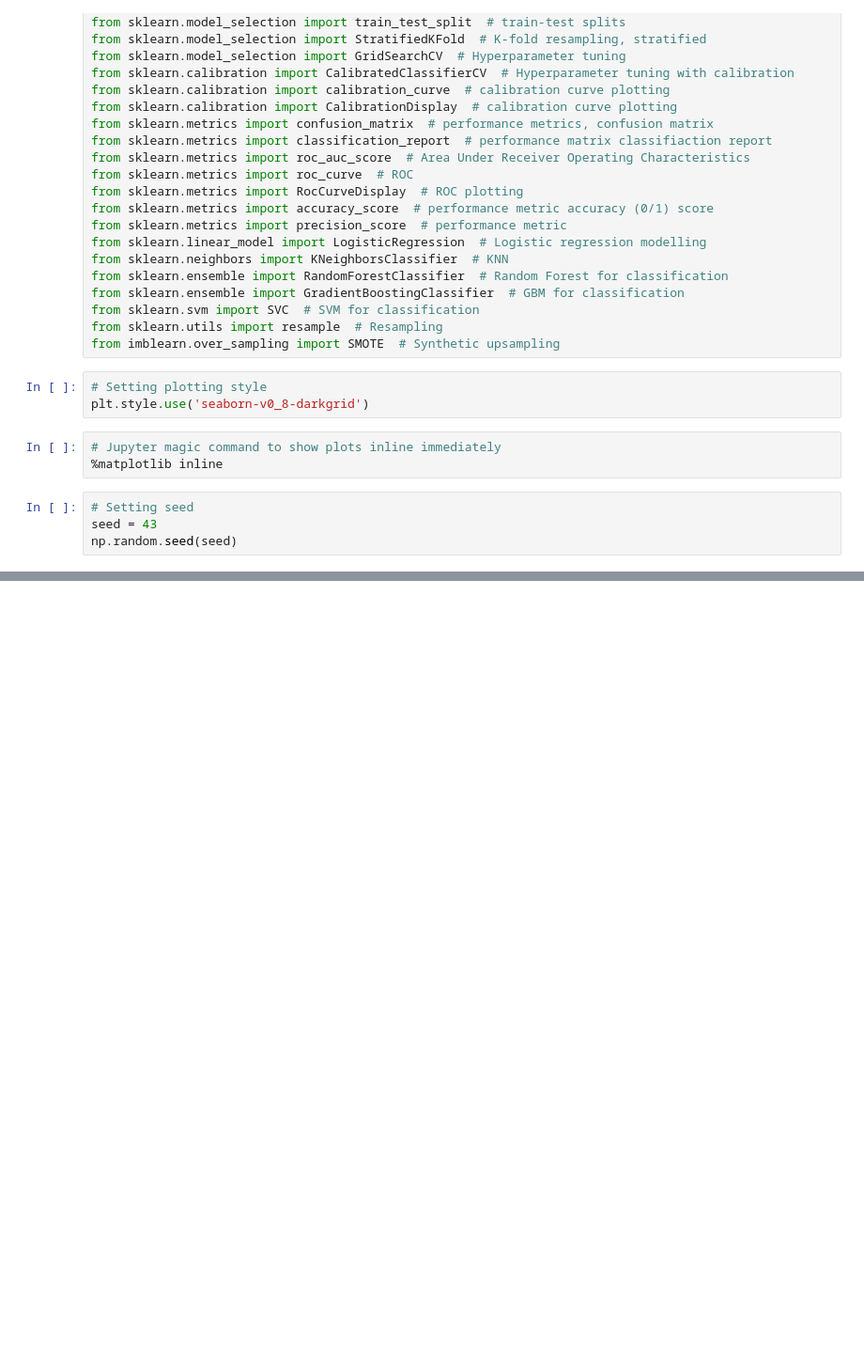
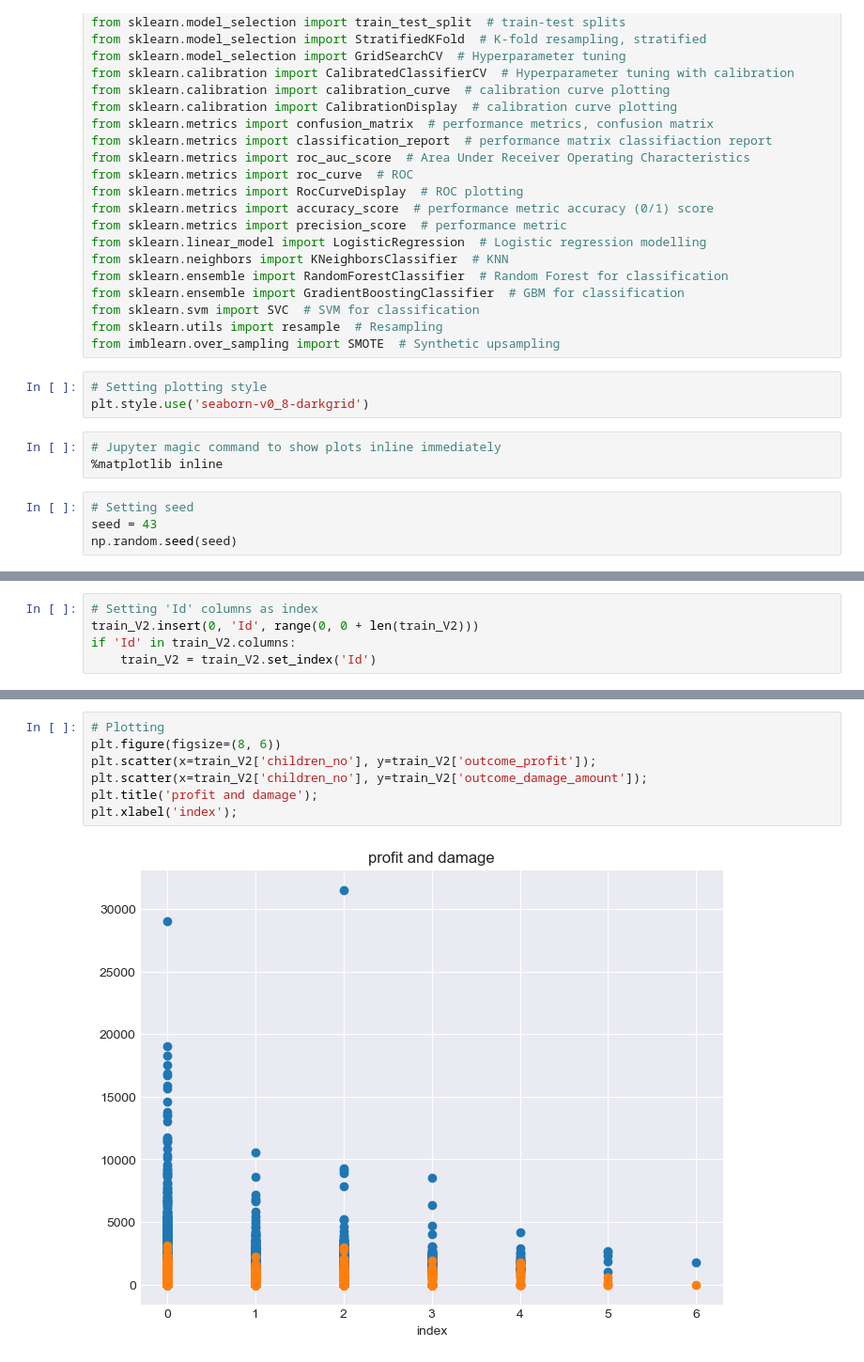
Before and after one commit to Marijkevandesteene/MachineLearning, a Jupyter notebook: ExamDataMining.ipynb, the cells around one changed output, grey strips where cells are left out. Shown at 94% size. Drawn from its saved outputs; the diff is of its cells as text; blank space fills up the shorter version.

```diff
--- a/ExamDataMining.ipynb
+++ b/ExamDataMining.ipynb
@@ -54,0 +82,5 @@ Training set shape: (500, 50)
+# %%
+# Setting 'Id' columns as index
+train_V2.insert(0, 'Id', range(0, 0 + len(train_V2)))
+if 'Id' in train_V2.columns:
+    train_V2 = train_V2.set_index('Id')
@@ -54,0 +97,9 @@ Training set shape: (500, 50)
+# %%
+# Plotting
+plt.figure(figsize=(8, 6))
+plt.scatter(x=train_V2['children_no'], y=train_V2['outcome_profit']);
+plt.scatter(x=train_V2['children_no'], y=train_V2['outcome_damage_amount']);
+plt.title('profit and damage');
+plt.xlabel('index');
+# %% [output]
+[figure, added]
```
Also changed, not shown: parts of 3 cells of this notebook, 1 other file.
